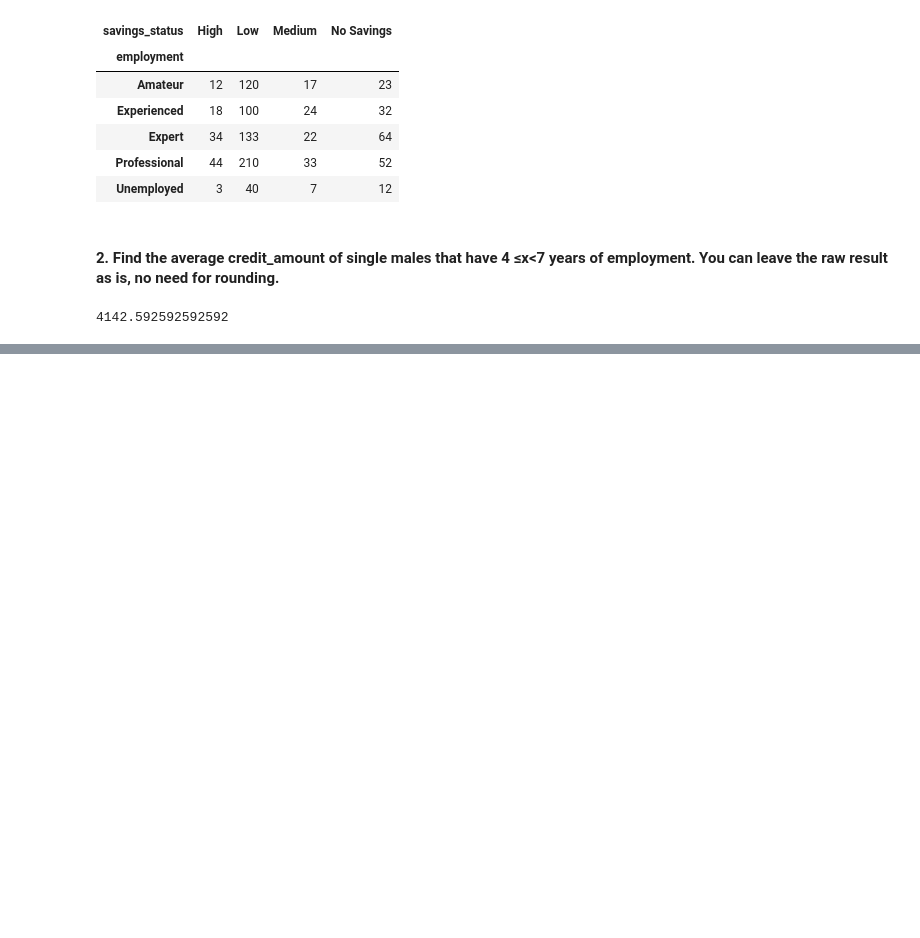
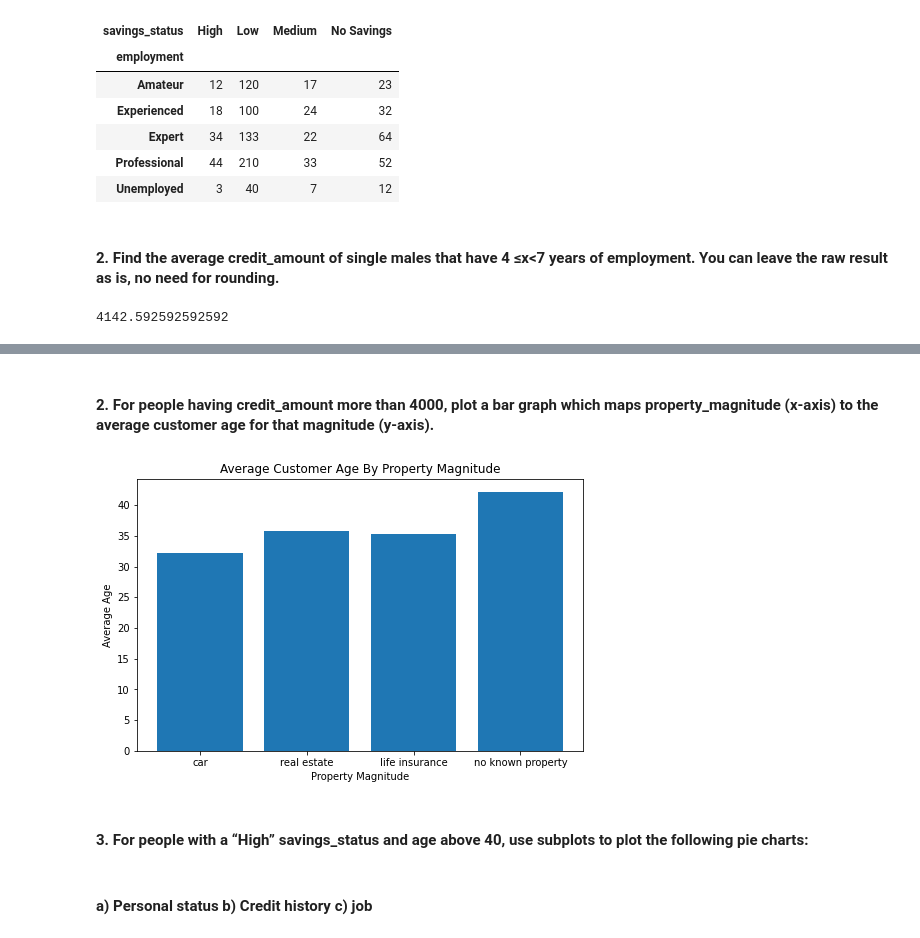
Before and after one commit to Kirill-Vine/210p3, a Jupyter notebook: part2/german_credit.ipynb, the cells around one changed output, grey strips where cells are left out. Saved outputs shown, nothing was run; the diff lists cells and outputs as text; code cells hidden in the pictures; blank space fills up the shorter version.

```diff
--- a/part2/german_credit.ipynb
+++ b/part2/german_credit.ipynb
@@ -283,0 +311,20 @@ Most common savings status: Low
+# %% [markdown]
+#### 2. For people having credit_amount more than 4000, plot a bar graph which maps property_magnitude (x-axis) to the average customer age for that magnitude (y-axis).
+# %%
+dct = {}
+for val in credit['property_magnitude'].value_counts().index:
+    dct[val] = credit[(credit['credit_amount']>4000) &
+                      (credit['property_magnitude']==val)].age.mean()
+
+plt.figure(figsize=(8,5))
+plt.bar(dct.keys(),dct.values())
+plt.ylabel('Average Age')
+plt.xlabel('Property Magnitude')
+plt.title('Average Customer Age By Property Magnitude')
+plt.show()
+# %% [output]
+[figure, added]
+# %% [markdown]
+#### 3. For people with a “High” savings_status and age above 40, use subplots to plot the following pie charts:
+# %% [markdown]
+#### a) Personal status b) Credit history c) job
```
Also changed, not shown: parts of 22 cells of this notebook.
